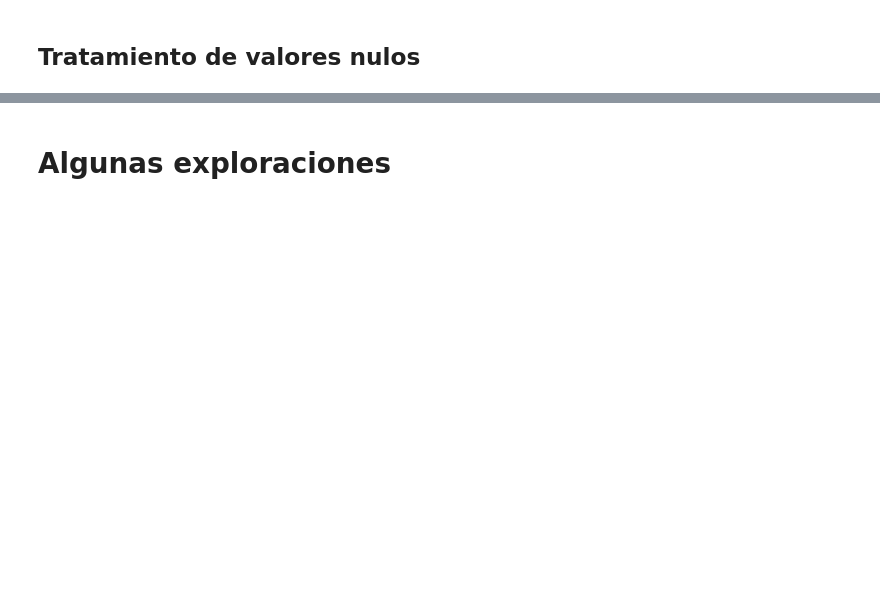
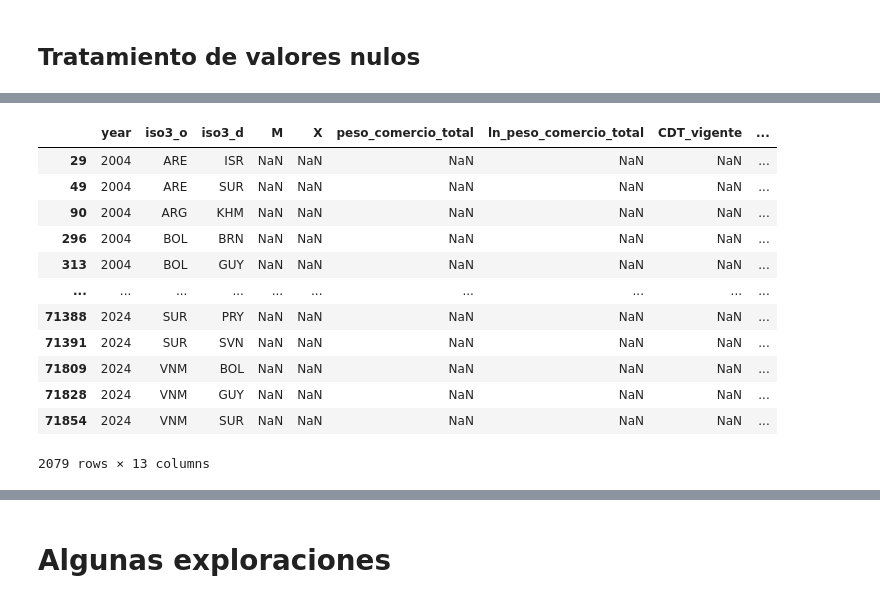
Before and after one commit to hubcborja/Trabajo_grado_ECIJG, a Jupyter notebook: Jupyter_Notebooks_Fase1_2/02_Preprocesamiento_Limpieza.ipynb, the cells around one changed output, grey strips where cells are left out. Drawn from its saved outputs; the diff is of its cells as text; code cells hidden in the pictures; blank space fills up the shorter version.

```diff
--- a/Jupyter_Notebooks_Fase1_2/02_Preprocesamiento_Limpieza.ipynb
+++ b/Jupyter_Notebooks_Fase1_2/02_Preprocesamiento_Limpieza.ipynb
@@ -595,2 +676,18 @@ dtype: int64
+# %%
+base_para_R[base_para_R['ln_peso_comercio_total'].isna()]
+# %% [output]
+|  | year | iso3_o | iso3_d | M | X | peso_comercio_total | ln_peso_comercio_total | CDT_vigente | ... |
+| 29 | 2004 | ARE | ISR | NaN | NaN | NaN | NaN | NaN | ... |
+| 49 | 2004 | ARE | SUR | NaN | NaN | NaN | NaN | NaN | ... |
+| 90 | 2004 | ARG | KHM | NaN | NaN | NaN | NaN | NaN | ... |
+| 296 | 2004 | BOL | BRN | NaN | NaN | NaN | NaN | NaN | ... |
+| 313 | 2004 | BOL | GUY | NaN | NaN | NaN | NaN | NaN | ... |
+| ... | ... | ... | ... | ... | ... | ... | ... | ... | ... |
+| 71388 | 2024 | SUR | PRY | NaN | NaN | NaN | NaN | NaN | ... |
+| 71391 | 2024 | SUR | SVN | NaN | NaN | NaN | NaN | NaN | ... |
+| 71809 | 2024 | VNM | BOL | NaN | NaN | NaN | NaN | NaN | ... |
+| 71828 | 2024 | VNM | GUY | NaN | NaN | NaN | NaN | NaN | ... |
+| 71854 | 2024 | VNM | SUR | NaN | NaN | NaN | NaN | NaN | ... |
+2079 rows × 13 columns
 # %%
 # Imputación de seguridad final
```
Also changed, not shown: parts of 26 cells of this notebook, 6 other files.
